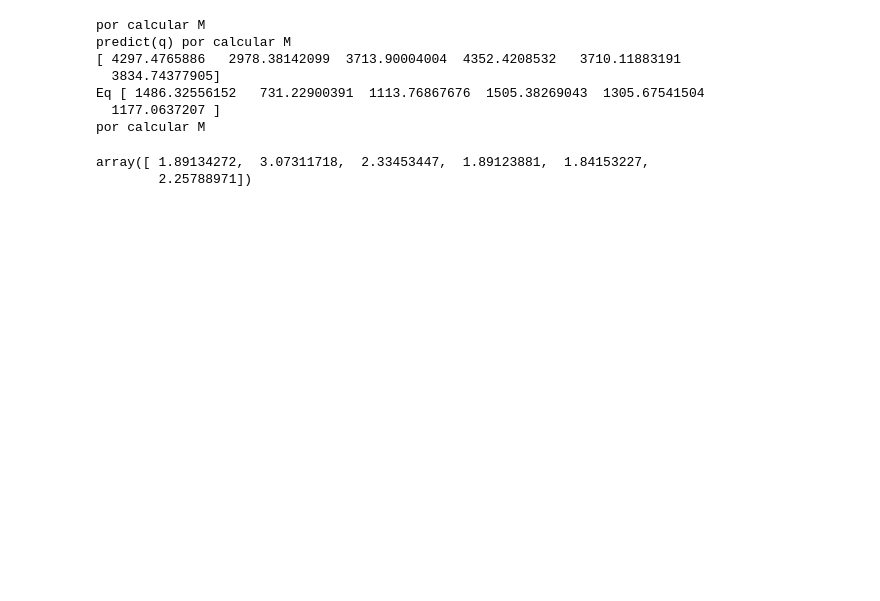
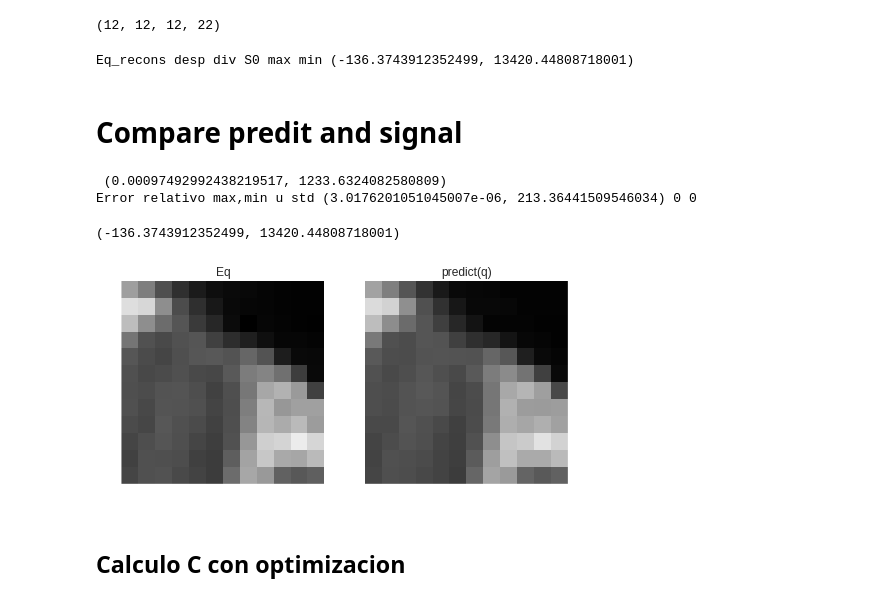
Before and after one commit to egomezsumma/iqt, a Jupyter notebook: Mapl test.ipynb, the cells around one changed output. Saved outputs shown, nothing was run; the diff lists cells and outputs as text; code cells hidden in the pictures; blank space fills up the shorter version.

```diff
--- a/Mapl test.ipynb
+++ b/Mapl test.ipynb
@@ -116,18 +82,0 @@ array([[[  2.20550821e-11,   1.87791343e-10,   3.04913231e-10, ...,
-# %%
-#print type(map_model_fit), type(map_model)
-relative_err = (map_model_fit[0,0,0].predict(gtab, S0[0,0,0,:])-i_hr[0,0,0, :])/i_hr[0,0,0, :]
-print 'predict(q)', map_model_fit[0,0,0].fitted_signal(gtab)*S0[0,0,0,0]
-print 'Eq', i_hr[0,0,0, :]
-mpl = map_model_fit[0,0,0].fitted_signal(gtab)*S0[0,0,0,0]
-
-(mpl-i_hr[0,0,0, :])/i_hr[0,0,0, :]
-# %% [output]
-por calcular M
-predict(q) por calcular M
-[ 4297.4765886   2978.38142099  3713.90004004  4352.4208532   3710.11883191
-  3834.74377905]
-Eq [ 1486.32556152   731.22900391  1113.76867676  1505.38269043  1305.67541504
-  1177.0637207 ]
-por calcular M
-array([ 1.89134272,  3.07311718,  2.33453447,  1.89123881,  1.84153227,
-        2.25788971])
@@ -139,0 +83,48 @@ C = cvx.Variable()
+# %%
+"""
+Asi tal cual me sugerio Rutger que invoque a los parametros
+"""
+radial_order = 4
+reload(mapmri)
+#Fiteo el model
+map_model = mapmri.MapmriModel(gtab,
+                            radial_order=radial_order,
+                            laplacian_regularization=True,
+                            laplacian_weighting=0.2,
+                            anisotropic_scaling=False,
+                            dti_scale_estimation=False)
+# Fiteo la data
+map_model_fit = map_model.fit(i_hr)
+map_model_fit.mapmri_coeff.shape
+# %% [output]
+(12, 12, 12, 22)
+# %%
+# Multiplico por S0 para que se vea como i_hr
+Eq_reconst_orig = map_model_fit.fitted_signal(gtab)
+
+for b in xrange(Eq_reconst_orig.shape[3]):
+    Eq_reconst_orig[:,:,:,b] = Eq_reconst_orig[:,:,:,b]*S0.mean(axis=3)
+
+print 'Eq_recons desp div S0 max min', mm(Eq_reconst_orig)
+# %% [output]
+Eq_recons desp div S0 max min (-136.3743912352499, 13420.44808718001)
+# %% [markdown]
+# Compare predit and signal
+# %%
+err_mapmrifit = np.abs(Eq_reconst_orig - i_hr)
+err_rel_mapmrifit = np.divide(err_mapmrifit, i_hr+1)#para q no de infinito
+
+print mm(err_mapmrifit)
+print 'Error relativo max,min u std', mm(err_rel_mapmrifir), int(err_rel_mapmrifir.mean()), \
+                                      int(np.std(err_rel_mapmrifir))
+
+img_utils._isc(i_hr, Eq_reconst_orig, vmin=0, vmax=Eq_reconst_orig.max(), titles=['Eq', 'predict(q)'])
+
+mm(Eq_reconst_orig)
+# %% [output]
+ (0.00097492992438219517, 1233.6324082580809)
+Error relativo max,min u std (3.0176201051045007e-06, 213.36441509546034) 0 0
+(-136.3743912352499, 13420.44808718001)
+[figure, added]
+# %% [markdown]
+## Calculo C con optimizacion
```
Also changed, not shown: parts of 21 cells of this notebook, 4 other files.
